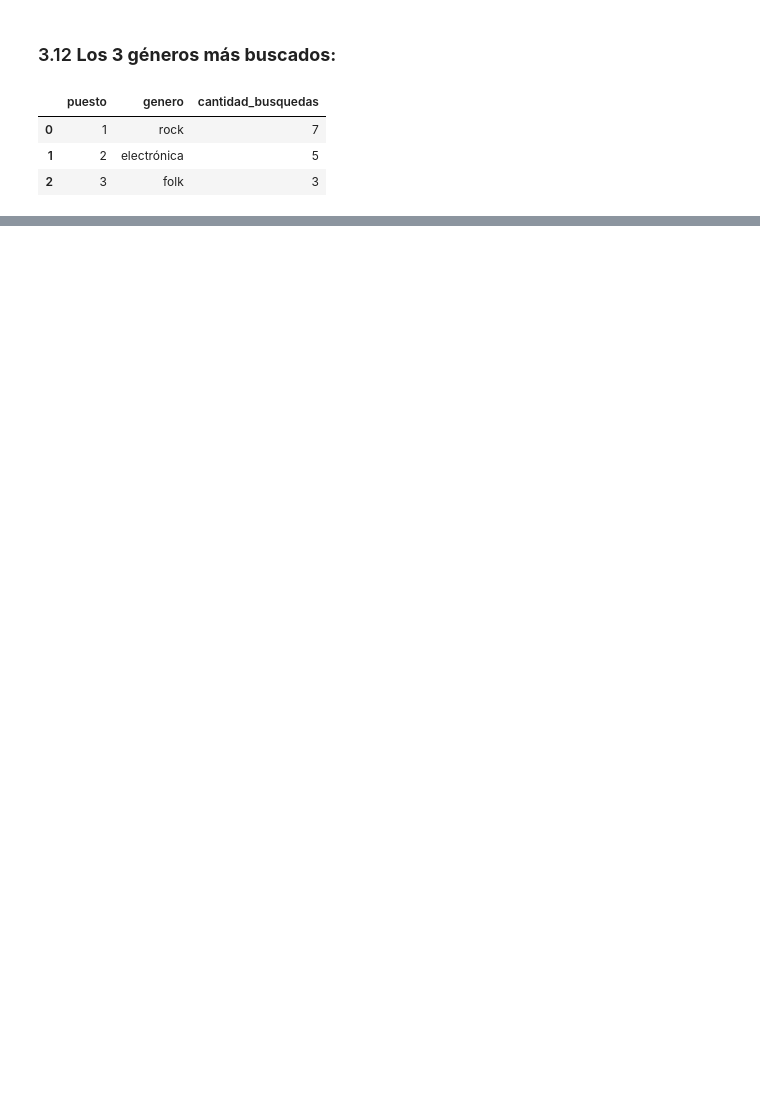
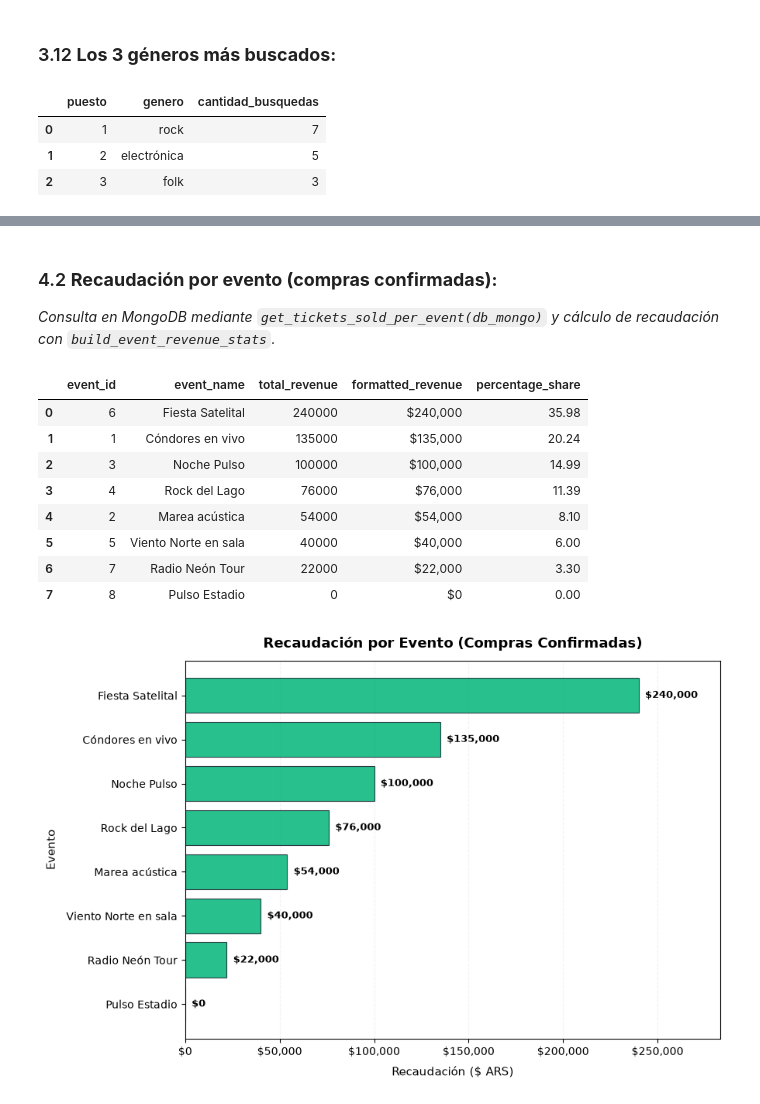
Before and after one commit to agustin-antimi/base_de_datos_trabajo_integrador, a Jupyter notebook: notebooks/TP_Integrador.ipynb, the cells around one changed output, grey strips where cells are left out. Drawn from its saved outputs; the diff is of its cells as text; code cells hidden in the pictures; blank space fills up the shorter version.

```diff
--- a/notebooks/TP_Integrador.ipynb
+++ b/notebooks/TP_Integrador.ipynb
@@ -503,0 +541,31 @@ display(df_top_generos)
+# %% [markdown]
+### 4.2 **Recaudación por evento (compras confirmadas):**
+*Consulta en MongoDB mediante `get_tickets_sold_per_event(db_mongo)` y cálculo de recaudación con `build_event_revenue_stats`.*
+# %%
+import pandas as pd
+from queries import get_tickets_sold_per_event
+import analytics as aly
+
+# 1. Extracción desde MongoDB (compras confirmadas por evento)
+raw_revenue = get_tickets_sold_per_event(db_mongo)
+
+# 2. Procesamiento estadístico desacoplado
+stats_revenue = aly.build_event_revenue_stats(raw_revenue)
+
+# 3. Presentación tabular completa
+df_revenue = pd.DataFrame(stats_revenue)
+display(df_revenue)
+
+# 4. Representación gráfica con Matplotlib
+fig, ax = aly.plot_event_revenue(stats_revenue);
+# %% [output]
+|  | event_id | event_name | total_revenue | formatted_revenue | percentage_share |
+| 0 | 6 | Fiesta Satelital | 240000 | $240,000 | 35.98 |
+| 1 | 1 | Cóndores en vivo | 135000 | $135,000 | 20.24 |
+| 2 | 3 | Noche Pulso | 100000 | $100,000 | 14.99 |
+| 3 | 4 | Rock del Lago | 76000 | $76,000 | 11.39 |
+| 4 | 2 | Marea acústica | 54000 | $54,000 | 8.10 |
+| 5 | 5 | Viento Norte en sala | 40000 | $40,000 | 6.00 |
+| 6 | 7 | Radio Neón Tour | 22000 | $22,000 | 3.30 |
+| 7 | 8 | Pulso Estadio | 0 | $0 | 0.00 |
+[figure, added]
```
Also changed, not shown: parts of 22 cells of this notebook, 5 other files.
